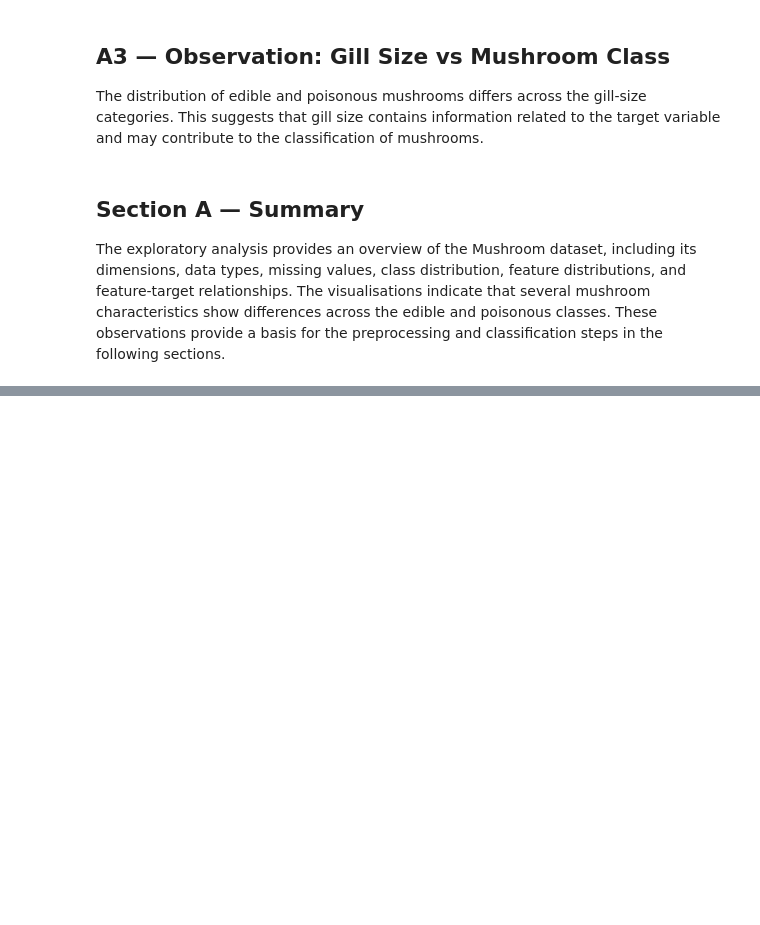
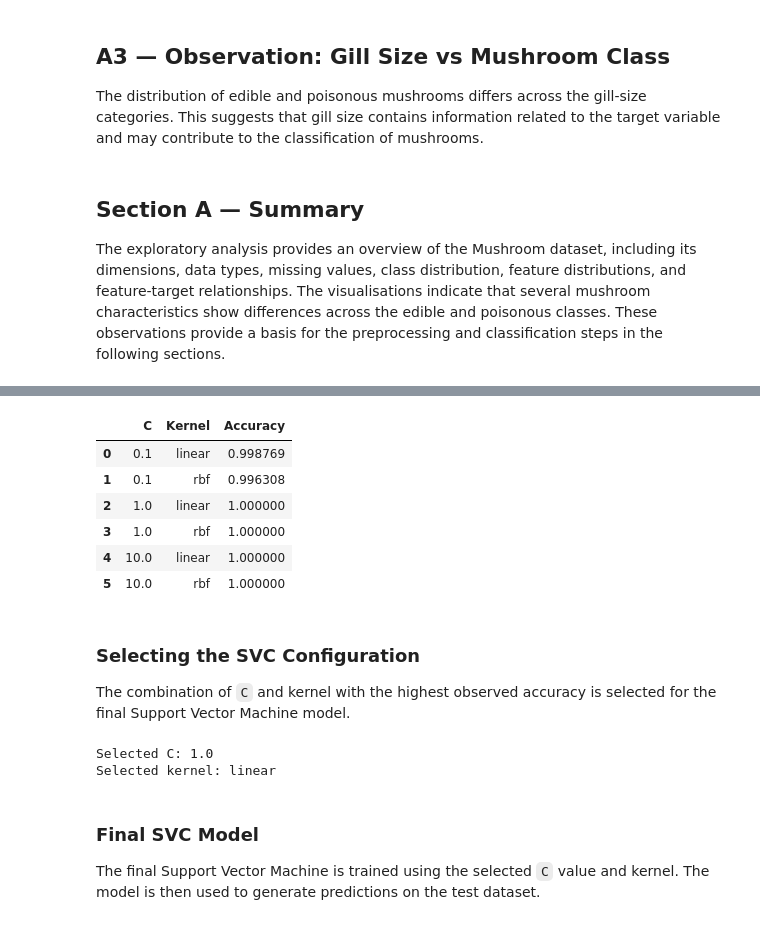
Before and after one commit to Dishitha0607/Machine-Learning-Project, a Jupyter notebook: ML_Classification.ipynb, the cells around one changed output, grey strips where cells are left out. Cells and saved outputs as stored; diff of their text form; code cells hidden in the pictures; blank space fills up the shorter version.

```diff
--- a/ML_Classification.ipynb
+++ b/ML_Classification.ipynb
@@ -306,0 +839,72 @@ The exploratory analysis provides an overview of the Mushroom dataset, including
+# %%
+# Tune C and kernel
+from sklearn.svm import SVC
+from sklearn.metrics import accuracy_score
+
+# Values of C and kernel to compare
+C_values = [0.1, 1, 10]
+kernel_values = ['linear', 'rbf']
+
+svc_tuning_results = []
+
+for C in C_values:
+    for kernel in kernel_values:
+
+        svc_model_temp = SVC(
+            C=C,
+            kernel=kernel,
+            random_state=42
+        )
+
+        # Train the model
+        svc_model_temp.fit(
+            X_train_processed,
+            y_train
+        )
+
+        # Generate predictions
+        y_pred_svc_temp = svc_model_temp.predict(
+            X_test_processed
+        )
+
+        # Calculate accuracy
+        accuracy = accuracy_score(
+            y_test,
+            y_pred_svc_temp
+        )
+
+        svc_tuning_results.append({
+            'C': C,
+            'Kernel': kernel,
+            'Accuracy': accuracy
+        })
+
+svc_tuning_df = pd.DataFrame(svc_tuning_results)
+
+svc_tuning_df
+# %% [output]
+|  | C | Kernel | Accuracy |
+| 0 | 0.1 | linear | 0.998769 |
+| 1 | 0.1 | rbf | 0.996308 |
+| 2 | 1.0 | linear | 1.000000 |
+| 3 | 1.0 | rbf | 1.000000 |
+| 4 | 10.0 | linear | 1.000000 |
+| 5 | 10.0 | rbf | 1.000000 |
+# %% [markdown]
+### Selecting the SVC Configuration
+
+The combination of `C` and kernel with the highest observed accuracy is selected for the final Support Vector Machine model.
+# %%
+best_svc = svc_tuning_df.loc[
+    svc_tuning_df['Accuracy'].idxmax()
+]
+
+print("Selected C:", best_svc['C'])
+print("Selected kernel:", best_svc['Kernel'])
+# %% [output]
+Selected C: 1.0
+Selected kernel: linear
+# %% [markdown]
+### Final SVC Model
+
+The final Support Vector Machine is trained using the selected `C` value and kernel. The model is then used to generate predictions on the test dataset.
```
Also changed, not shown: parts of 61 cells of this notebook.
